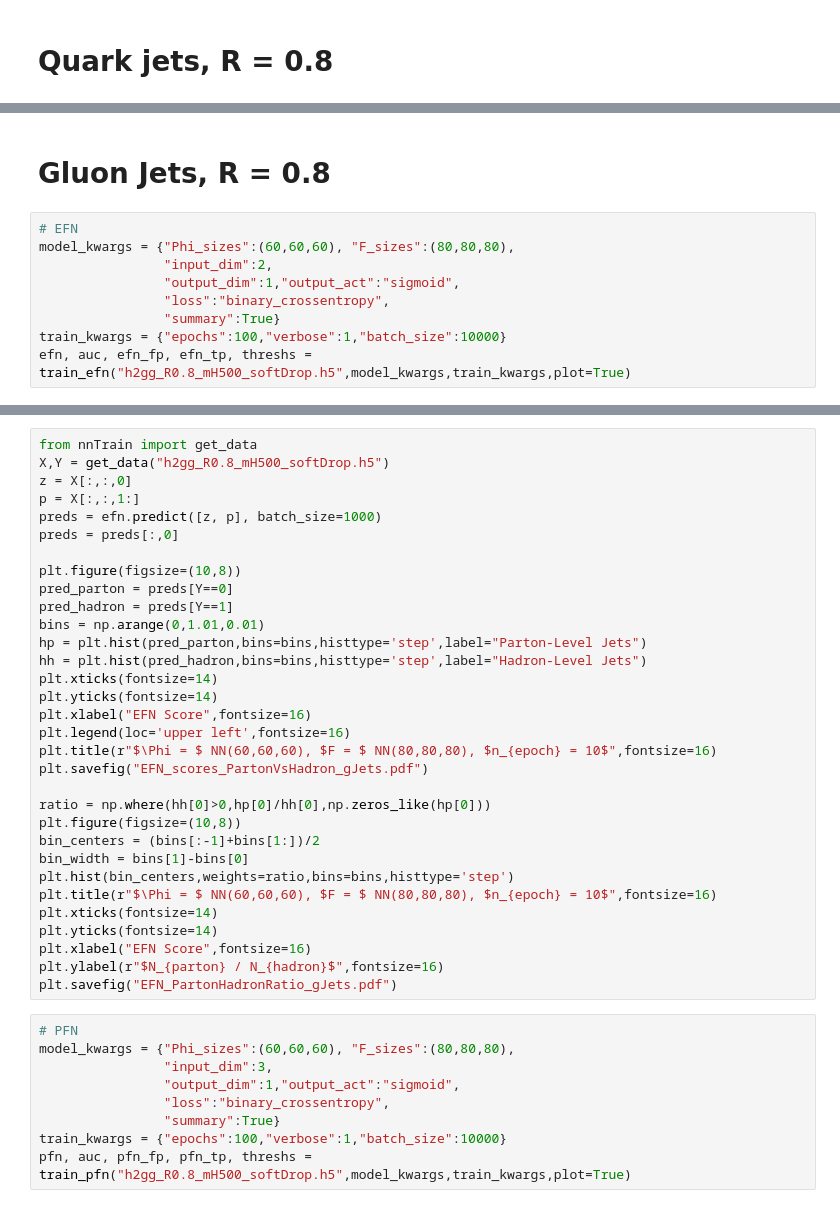
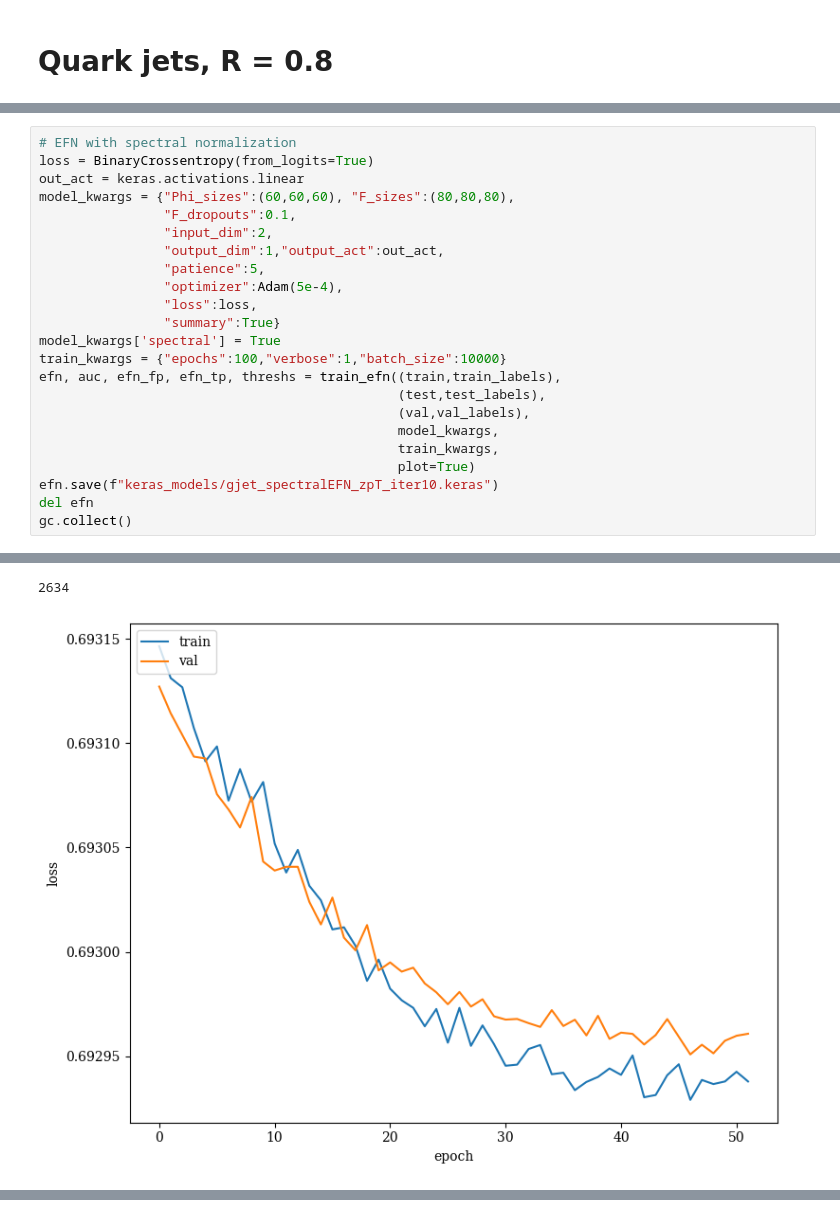
Before and after one commit to SamBT/safeUncalculable, a Jupyter notebook: trainEFN.ipynb, the cells around one changed output, grey strips where cells are left out. Saved outputs shown, nothing was run; the diff lists cells and outputs as text.

```diff
--- a/trainEFN.ipynb
+++ b/trainEFN.ipynb
@@ -137,11 +264,24 @@ plt.savefig("PFN_PartonHadronRatio_qJets.pdf")
-# %% [markdown]
-# Gluon Jets, R = 0.8
 # %%
-# EFN
+# EFN with spectral normalization
+loss = BinaryCrossentropy(from_logits=True)
+out_act = keras.activations.linear
 model_kwargs = {"Phi_sizes":(60,60,60), "F_sizes":(80,80,80),
+                "F_dropouts":0.1,
                 "input_dim":2,
-                "output_dim":1,"output_act":"sigmoid",
-                "loss":"binary_crossentropy",
+                "output_dim":1,"output_act":out_act,
+                "patience":5,
+                "optimizer":Adam(5e-4),
+                "loss":loss,
                 "summary":True}
+model_kwargs['spectral'] = True
 train_kwargs = {"epochs":100,"verbose":1,"batch_size":10000}
-efn, auc, efn_fp, efn_tp, threshs = train_efn("h2gg_R0.8_mH500_softDrop.h5",model_kwargs,train_kwargs,plot=True)
+efn, auc, efn_fp, efn_tp, threshs = train_efn((train,train_labels),
+                                              (test,test_labels),
+                                              (val,val_labels),
+                                              model_kwargs,
+                                              train_kwargs,
+                                              plot=True)
+efn.save(f"keras_models/gjet_spectralEFN_zpT_iter10.keras")
+del efn
+gc.collect()
+# %% [output]
@@ -147,0 +322,2 @@ efn, auc, efn_fp, efn_tp, threshs = train_efn("h2gg_R0.8_mH500_softDrop.h5",mode
+2634
+[figure, added]
@@ -148,41 +324,0 @@ efn, auc, efn_fp, efn_tp, threshs = train_efn("h2gg_R0.8_mH500_softDrop.h5",mode
-# %%
-from nnTrain import get_data
-X,Y = get_data("h2gg_R0.8_mH500_softDrop.h5")
-z = X[:,:,0]
-p = X[:,:,1:]
-preds = efn.predict([z, p], batch_size=1000)
-preds = preds[:,0]
-
-plt.figure(figsize=(10,8))
-pred_parton = preds[Y==0]
-pred_hadron = preds[Y==1]
-bins = np.arange(0,1.01,0.01)
-hp = plt.hist(pred_parton,bins=bins,histtype='step',label="Parton-Level Jets")
-hh = plt.hist(pred_hadron,bins=bins,histtype='step',label="Hadron-Level Jets")
-plt.xticks(fontsize=14)
-plt.yticks(fontsize=14)
-plt.xlabel("EFN Score",fontsize=16)
-plt.legend(loc='upper left',fontsize=16)
-plt.title(r"$\Phi = $ NN(60,60,60), $F = $ NN(80,80,80), $n_{epoch} = 10$",fontsize=16)
-plt.savefig("EFN_scores_PartonVsHadron_gJets.pdf")
-
-ratio = np.where(hh[0]>0,hp[0]/hh[0],np.zeros_like(hp[0]))
-plt.figure(figsize=(10,8))
-bin_centers = (bins[:-1]+bins[1:])/2
-bin_width = bins[1]-bins[0]
-plt.hist(bin_centers,weights=ratio,bins=bins,histtype='step')
-plt.title(r"$\Phi = $ NN(60,60,60), $F = $ NN(80,80,80), $n_{epoch} = 10$",fontsize=16)
-plt.xticks(fontsize=14)
-plt.yticks(fontsize=14)
-plt.xlabel("EFN Score",fontsize=16)
-plt.ylabel(r"$N_{parton} / N_{hadron}$",fontsize=16)
-plt.savefig("EFN_PartonHadronRatio_gJets.pdf")
-# %%
-# PFN
-model_kwargs = {"Phi_sizes":(60,60,60), "F_sizes":(80,80,80),
-                "input_dim":3,
-                "output_dim":1,"output_act":"sigmoid",
-                "loss":"binary_crossentropy",
-                "summary":True}
-train_kwargs = {"epochs":100,"verbose":1,"batch_size":10000}
-pfn, auc, pfn_fp, pfn_tp, threshs = train_pfn("h2gg_R0.8_mH500_softDrop.h5",model_kwargs,train_kwargs,plot=True)
```
Also changed, not shown: parts of 12 cells of this notebook, 12 other files.
